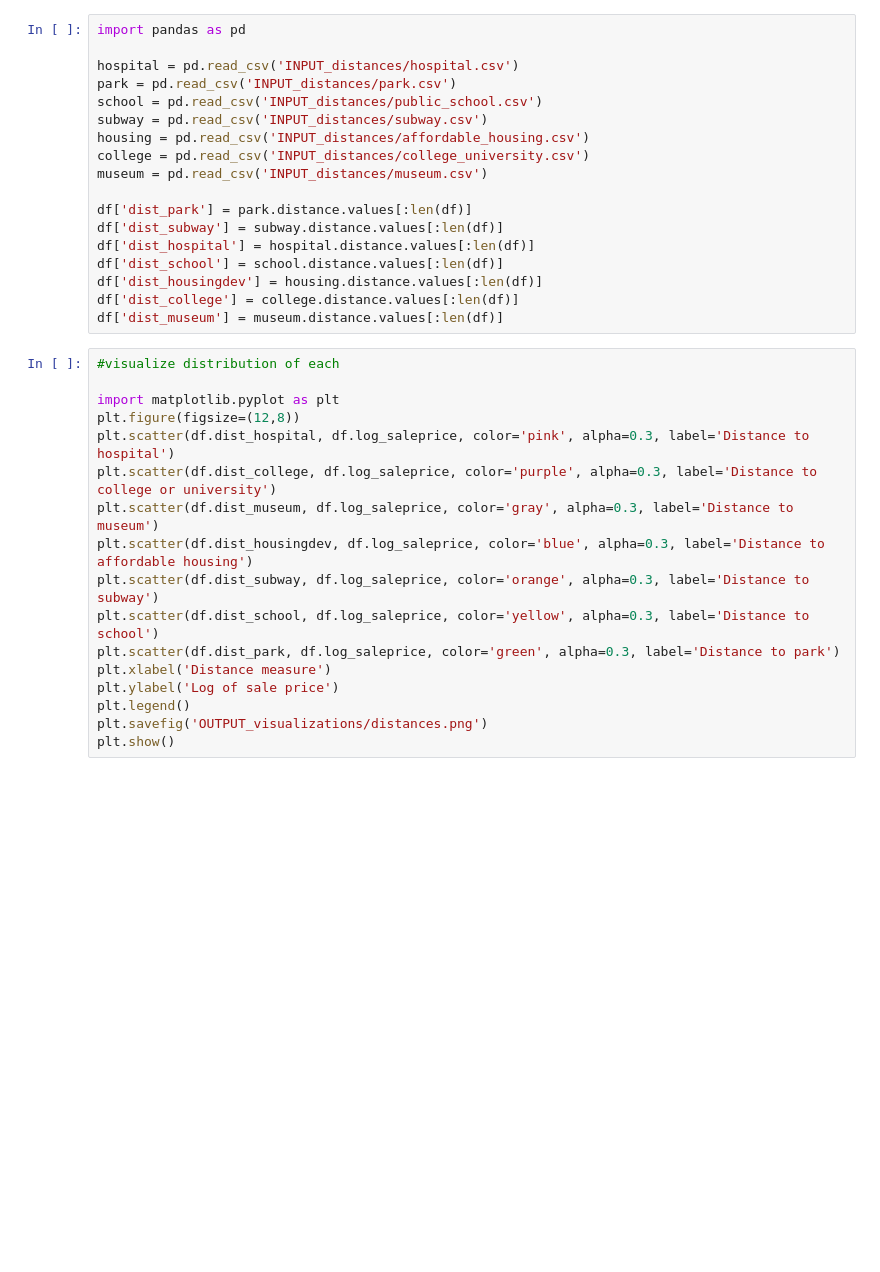
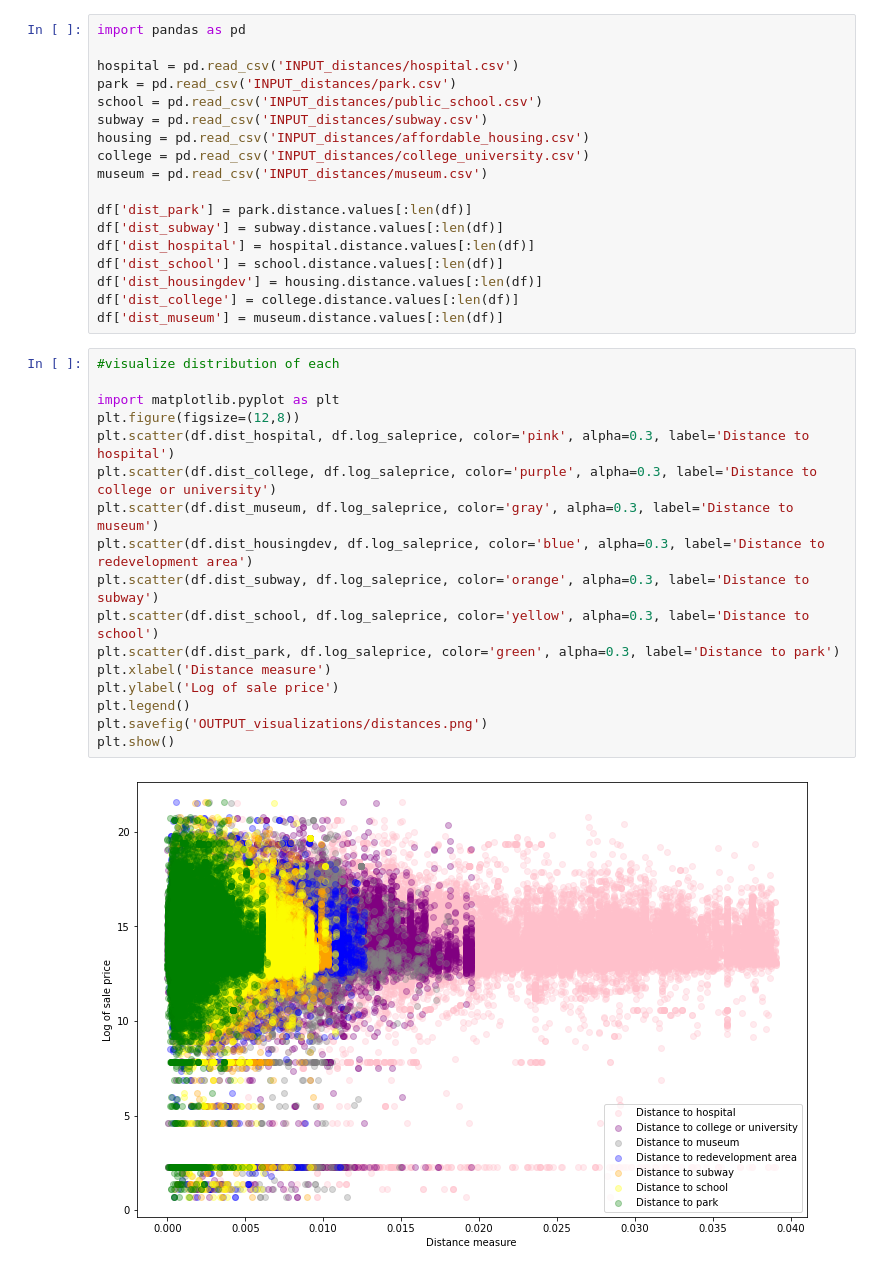
Before and after one commit to lprockop/MastersThesis, a Jupyter notebook: Data/new_master_clean.ipynb, the cells around one changed output. Drawn from its saved outputs; the diff is of its cells as text; blank space fills up the shorter version.

```diff
--- a/Data/new_master_clean.ipynb
+++ b/Data/new_master_clean.ipynb
@@ -368,17 +476,19 @@ df['dist_museum'] = museum.distance.values[:len(df)]
 # %%
 #visualize distribution of each
 
 import matplotlib.pyplot as plt
 plt.figure(figsize=(12,8))
 plt.scatter(df.dist_hospital, df.log_saleprice, color='pink', alpha=0.3, label='Distance to hospital')
 plt.scatter(df.dist_college, df.log_saleprice, color='purple', alpha=0.3, label='Distance to college or university')
 plt.scatter(df.dist_museum, df.log_saleprice, color='gray', alpha=0.3, label='Distance to museum')
-plt.scatter(df.dist_housingdev, df.log_saleprice, color='blue', alpha=0.3, label='Distance to affordable housing')
+plt.scatter(df.dist_housingdev, df.log_saleprice, color='blue', alpha=0.3, label='Distance to redevelopment area')
 plt.scatter(df.dist_subway, df.log_saleprice, color='orange', alpha=0.3, label='Distance to subway')
 plt.scatter(df.dist_school, df.log_saleprice, color='yellow', alpha=0.3, label='Distance to school')
 plt.scatter(df.dist_park, df.log_saleprice, color='green', alpha=0.3, label='Distance to park')
 plt.xlabel('Distance measure')
 plt.ylabel('Log of sale price')
 plt.legend()
 plt.savefig('OUTPUT_visualizations/distances.png')
 plt.show()
+# %% [output]
+[figure, added]
```
Also changed, not shown: parts of 45 cells of this notebook, 24 other files.
